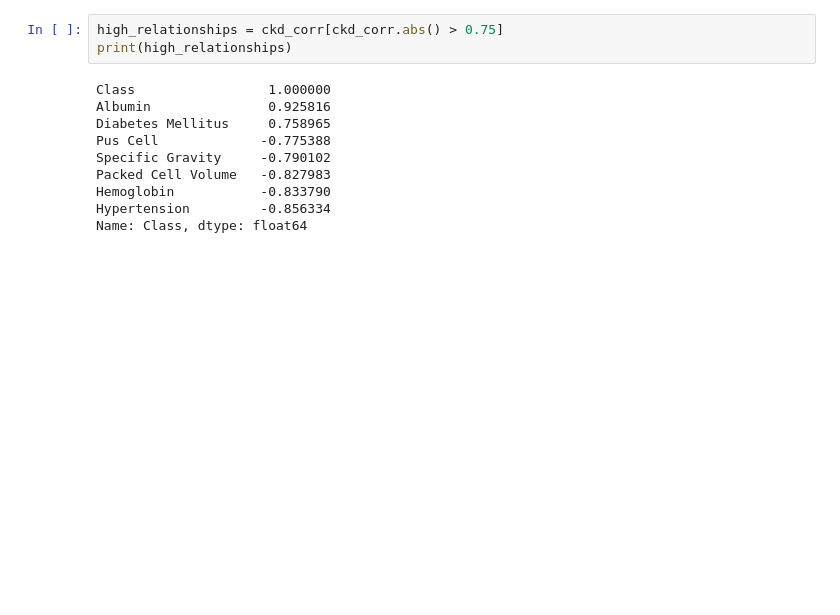
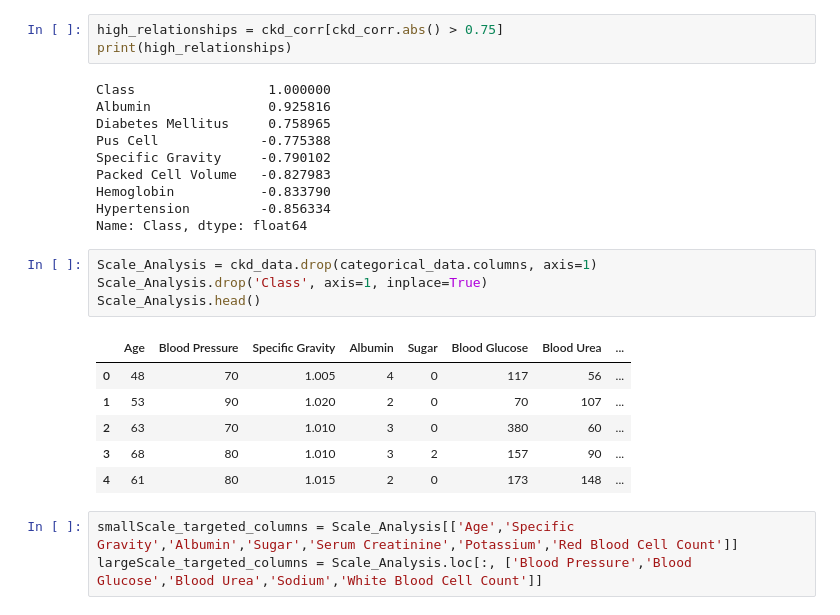
Before and after one commit to Shotza247/Chronic_Kidney_Disease_Class, a Jupyter notebook: CKD_Observation.ipynb, the cells around one changed output. Cells and saved outputs as stored; diff of their text form; blank space fills up the shorter version.

```diff
--- a/CKD_Observation.ipynb
+++ b/CKD_Observation.ipynb
@@ -266,3 +266,17 @@ Packed Cell Volume   -0.827983
 Hemoglobin           -0.833790
 Hypertension         -0.856334
 Name: Class, dtype: float64
+# %%
+Scale_Analysis = ckd_data.drop(categorical_data.columns, axis=1)
+Scale_Analysis.drop('Class', axis=1, inplace=True)
+Scale_Analysis.head()
+# %% [output]
+|  | Age | Blood Pressure | Specific Gravity | Albumin | Sugar | Blood Glucose | Blood Urea | ... |
+| 0 | 48 | 70 | 1.005 | 4 | 0 | 117 | 56 | ... |
+| 1 | 53 | 90 | 1.020 | 2 | 0 | 70 | 107 | ... |
+| 2 | 63 | 70 | 1.010 | 3 | 0 | 380 | 60 | ... |
+| 3 | 68 | 80 | 1.010 | 3 | 2 | 157 | 90 | ... |
+| 4 | 61 | 80 | 1.015 | 2 | 0 | 173 | 148 | ... |
+# %%
+smallScale_targeted_columns = Scale_Analysis[['Age','Specific Gravity','Albumin','Sugar','Serum Creatinine','Potassium','Red Blood Cell Count']]
+largeScale_targeted_columns = Scale_Analysis.loc[:, ['Blood Pressure','Blood Glucose','Blood Urea','Sodium','White Blood Cell Count']]
```
Also changed, not shown: parts of 2 cells of this notebook.
